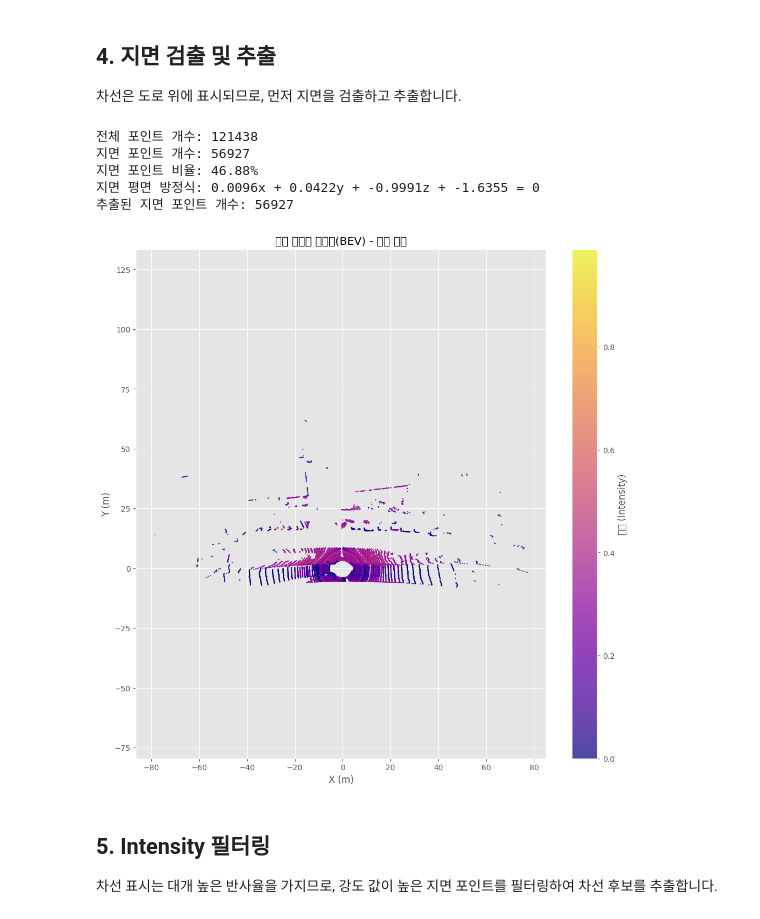
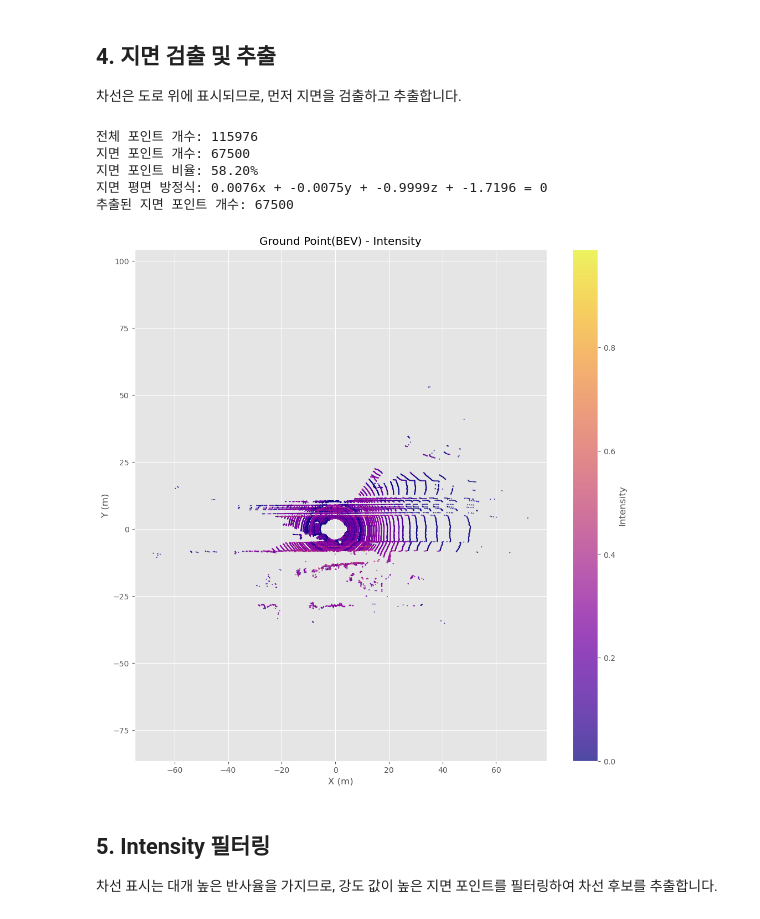
Before and after one commit to SeunghwanByun/autonomous-driving-lidar-demo, a Jupyter notebook: lecture1/03_lane_detection.ipynb, the cells around one changed output. Cells and saved outputs as stored; diff of their text form; code cells hidden in the pictures.

```diff
--- a/lecture1/03_lane_detection.ipynb
+++ b/lecture1/03_lane_detection.ipynb
@@ -91,11 +87,13 @@ def load_point_cloud(bin_path):
 
 # 데이터 경로 설정
 # data_dir = '../../data/kitti'
-data_dir = os.path.join(parent_dir, 'data')
-point_cloud_dir = os.path.join(data_dir, 'velodyne_points')
+# data_dir = os.path.join(parent_dir, 'data')
+# point_cloud_dir = os.path.join(data_dir, 'velodyne_points')
+data_dir = '/home/shbyun/KITTI/ObjectDetection/'
+point_cloud_dir = os.path.join(data_dir, 'data_object_velodyne/training', 'velodyne')
 
 # 첫 번째 프레임 로드
-frame_id = '0000000000'
+frame_id = '000004'
 point_cloud_path = os.path.join(point_cloud_dir, f'{frame_id}.bin')
 
 # 포인트 클라우드 로드
@@ -247,41 +245,41 @@ ground_mask, ground_model = ransac_ground_detection(
     points, distance_thresh=distance_thresh,
     max_iterations=max_iterations, return_model=True
 )
 
 # 결과 출력
 print(f"전체 포인트 개수: {points.shape[0]}")
 print(f"지면 포인트 개수: {np.sum(ground_mask)}")
 print(f"지면 포인트 비율: {np.sum(ground_mask) / points.shape[0] * 100:.2f}%")
 
 # 평면 모델 파라미터 출력
 normal = ground_model['normal']
 intercept = ground_model['intercept']
 print(f"지면 평면 방정식: {normal[0]:.4f}x + {normal[1]:.4f}y + {normal[2]:.4f}z + {intercept:.4f} = 0")
 
 # 지면 포인트 추출
 ground_points = extract_ground_points(points, ground_mask)
 print(f"추출된 지면 포인트 개수: {ground_points.shape[0]}")
 
 # 지면 포인트 시각화
 plt.figure(figsize=(12, 12))
 plt.scatter(ground_points[:, 0], ground_points[:, 1], c=ground_points[:, 3],
            cmap='plasma', s=1.0, alpha=0.7)
-plt.colorbar(label='강도 (Intensity)')
+plt.colorbar(label='Intensity')
 plt.xlim(-30, 30)
 plt.ylim(-30, 30)
 plt.xlabel('X (m)')
 plt.ylabel('Y (m)')
-plt.title('지면 포인트 조감도(BEV) - 강도 기준')
+plt.title('Ground Point(BEV) - Intensity')
 plt.grid(True)
 plt.axis('equal')
 plt.show()
 # %% [output]
-전체 포인트 개수: 121438
-지면 포인트 개수: 56927
-지면 포인트 비율: 46.88%
-지면 평면 방정식: 0.0096x + 0.0422y + -0.9991z + -1.6355 = 0
-추출된 지면 포인트 개수: 56927
+전체 포인트 개수: 115976
+지면 포인트 개수: 67500
+지면 포인트 비율: 58.20%
+지면 평면 방정식: 0.0076x + -0.0075y + -0.9999z + -1.7196 = 0
+추출된 지면 포인트 개수: 67500
-[figure, old version]
+[figure, new version]
 # %% [markdown]
 ## 5. Intensity 필터링
 
```
Also changed, not shown: parts of 7 cells of this notebook, 13 other files.
